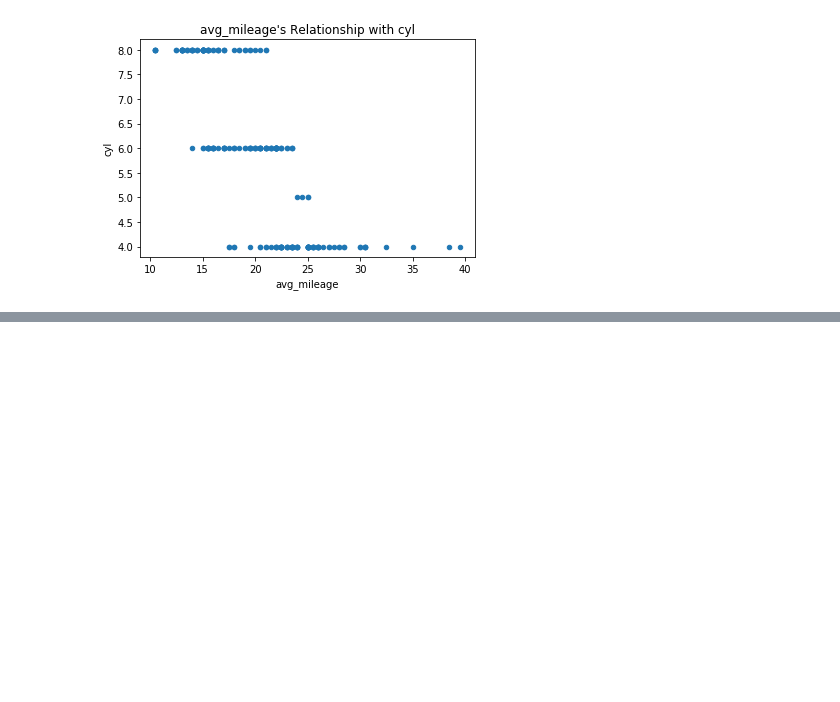
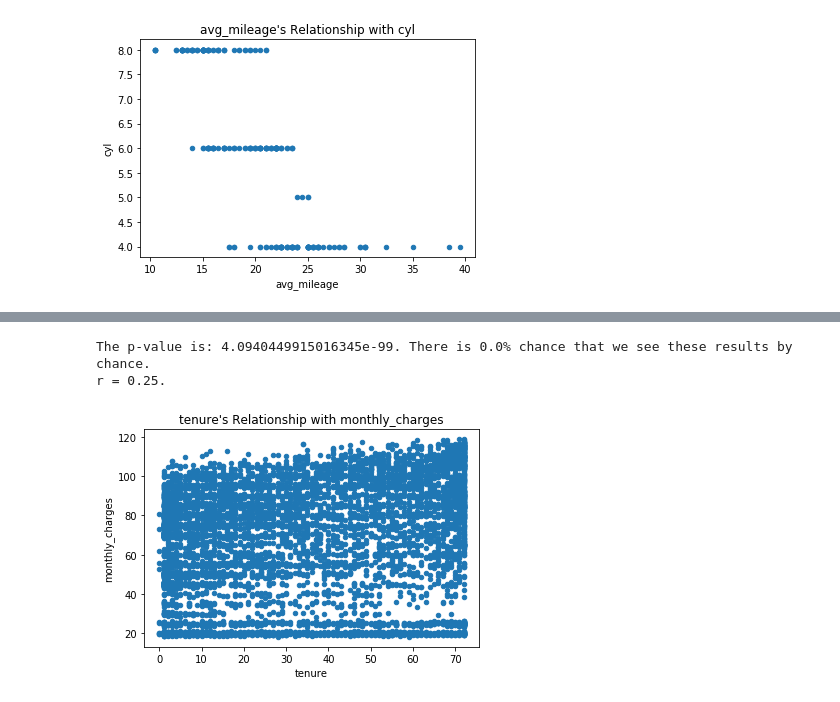
Before and after one commit to chasethompson/statistics_exercises, a Jupyter notebook: stats_review.ipynb, the cells around one changed output, grey strips where cells are left out. Cells and saved outputs as stored; diff of their text form; code cells hidden in the pictures; blank space fills up the shorter version.

```diff
--- a/stats_review.ipynb
+++ b/stats_review.ipynb
@@ -753,0 +754,15 @@ We reject the Null hypothesis based on our low p-value. Our r-squared score of -
+# %%
+def get_db_url(username, hostname, password, db_name):
+    return f'mysql+pymysql://{username}:{password}@{hostname}/{db_name}'
+# %%
+query = '''
+    SELECT *
+    FROM customers;
+'''
+# %%
+url = get_db_url(user,host,password,'telco_churn')
+# %%
+telco = pd.read_sql(query,url)
+telco['total_charges'] = telco['total_charges'].replace(r'^\s*$', '0', regex=True)
+telco['total_charges'] = telco['total_charges'].astype(float)
+telco.head()
@@ -753,0 +782,6 @@ We reject the Null hypothesis based on our low p-value. Our r-squared score of -
+# %%
+correlation_exploration(telco, 'tenure', 'monthly_charges')
+# %% [output]
+The p-value is: 4.0940449915016345e-99. There is 0.0% chance that we see these results by chance.
+r = 0.25.
+[figure, added]
```
Also changed, not shown: parts of 31 cells of this notebook.
